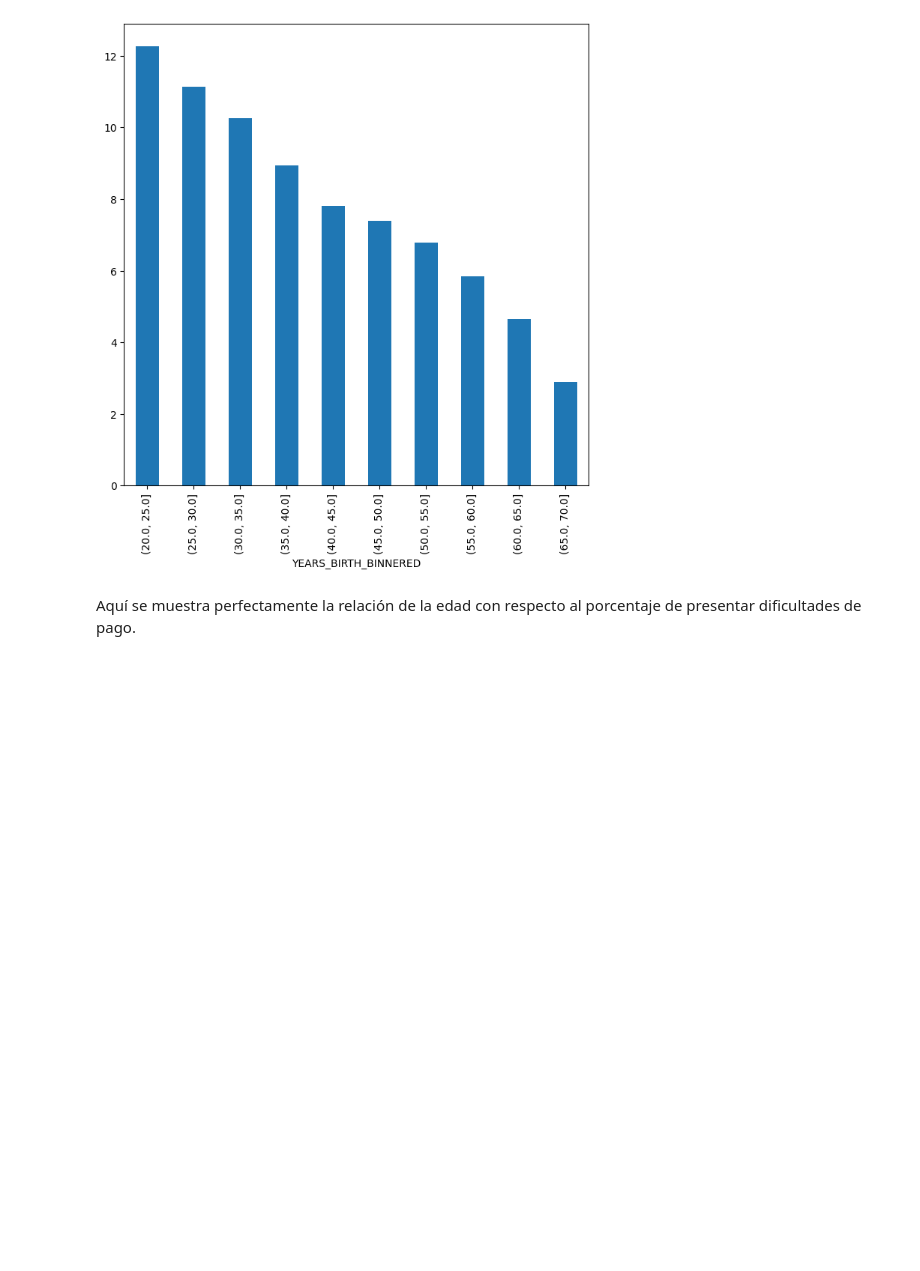
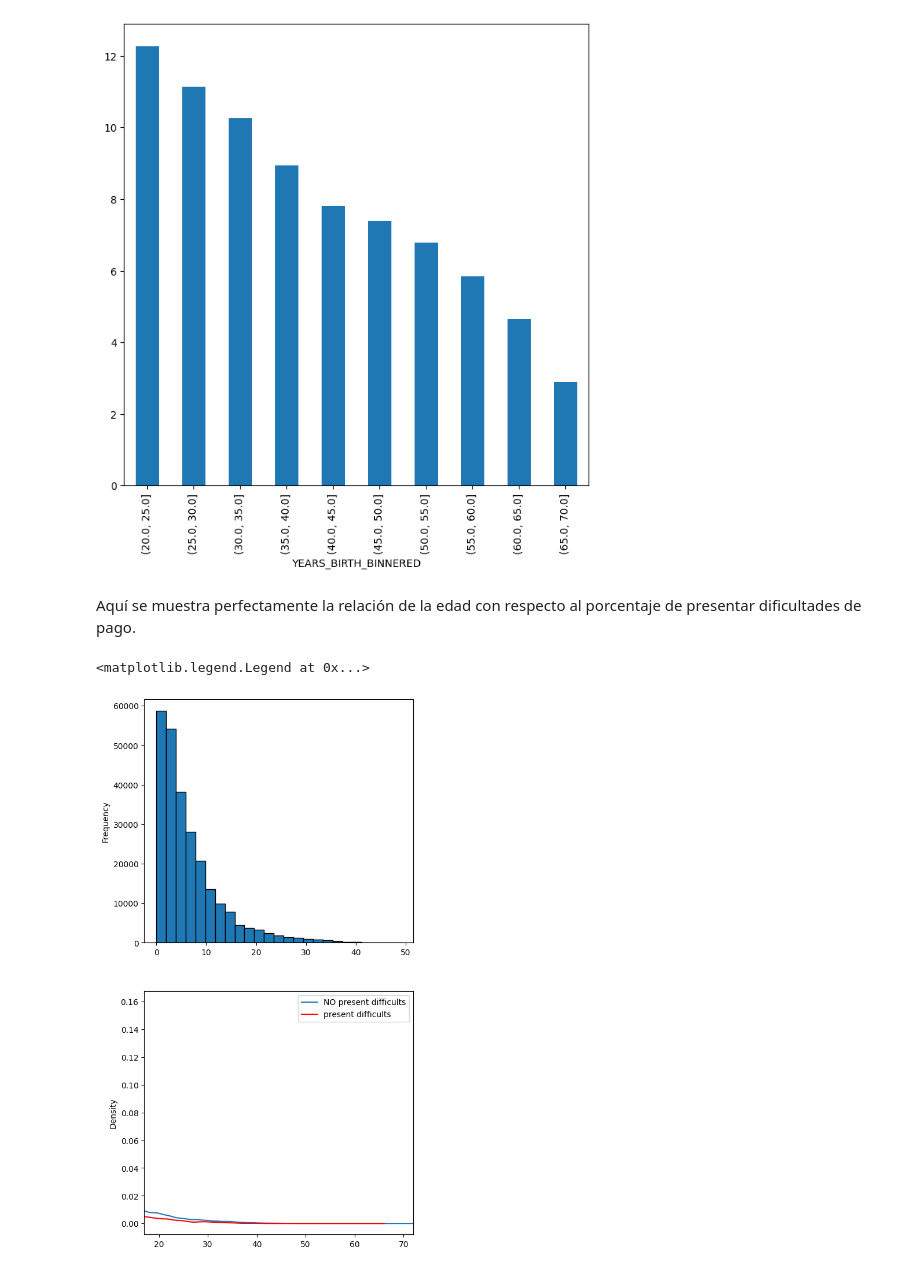
Before and after one commit to d4rk3rr41n/data-science-project-Home-Credit-Default-Risk, a Jupyter notebook: data-science-project-Home-Credit-Default-Risk/EDA-project.ipynb, the cells around one changed output. Drawn from its saved outputs; the diff is of its cells as text; code cells hidden in the pictures; blank space fills up the shorter version.

```diff
--- a/data-science-project-Home-Credit-Default-Risk/EDA-project.ipynb
+++ b/data-science-project-Home-Credit-Default-Risk/EDA-project.ipynb
@@ -312,3 +318,14 @@ age_groups['FAILURE_REPAY'].plot.bar()
 [figure]
 # %% [markdown]
 Aquí se muestra perfectamente la relación de la edad con respecto al porcentaje de presentar dificultades de pago.
+# %%
+fig, axes = plt.subplots(nrows=2,ncols=1,figsize=(6,12))
+
+(df_filtered.loc[df_filtered['TARGET'] == 0, 'YEARS_EMPLOYED']).plot.kde(ax = axes[1], label="NO present difficults")
+(df_filtered.loc[df_filtered['TARGET'] == 1, 'YEARS_EMPLOYED']).plot.kde(color="red", ax = axes[1], label="present difficults")
+(df_filtered['YEARS_EMPLOYED']).plot.hist(ax= axes[0], edgecolor='k', bins=25)
+axes[1].set_xlim(17, 72)
+axes[1].legend()
+# %% [output]
+<matplotlib.legend.Legend at 0x...>
+[figure, added]
```
Also changed, not shown: parts of 6 cells of this notebook.
